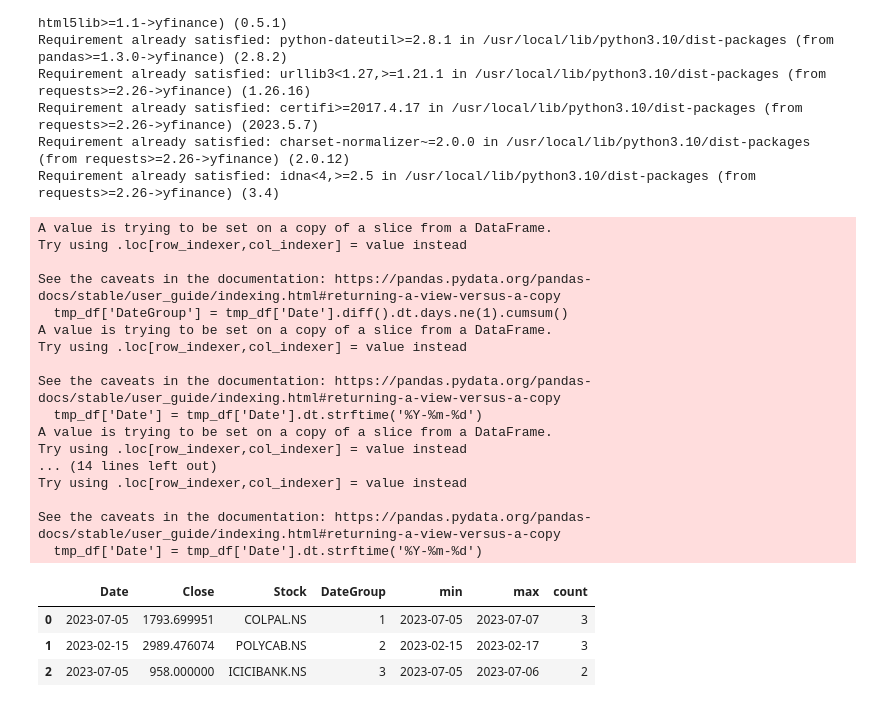
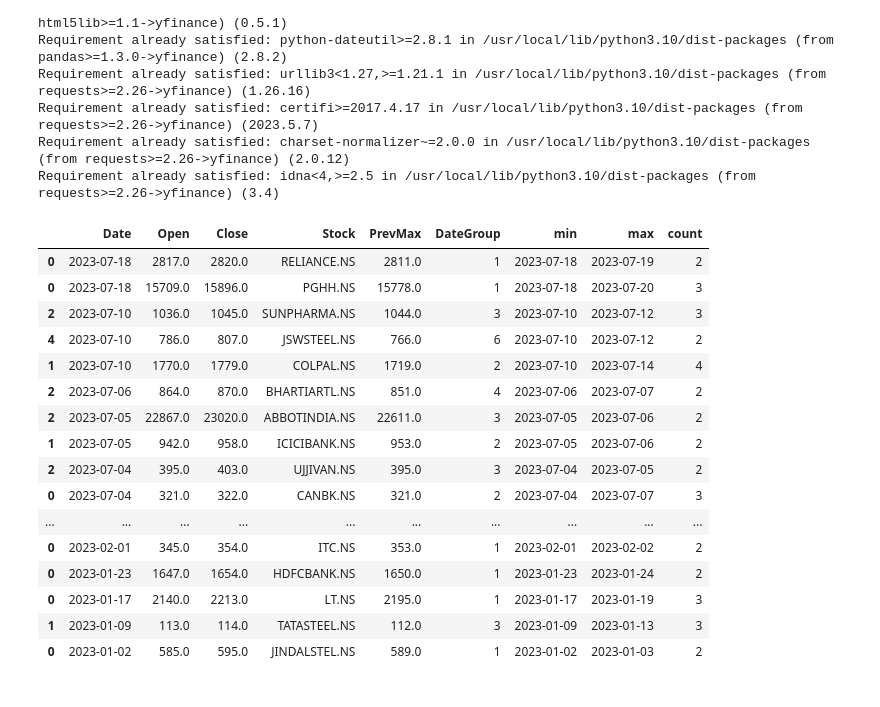
Before and after one commit to ankit-rathi/Data-Science-with-Python, a Jupyter notebook: Tradevesting/myProspects_Breakout_Analysis.ipynb, the cells around one changed output. Drawn from its saved outputs; the diff is of its cells as text; code cells hidden in the pictures.

```diff
--- a/Tradevesting/myProspects_Breakout_Analysis.ipynb
+++ b/Tradevesting/myProspects_Breakout_Analysis.ipynb
@@ -36,49 +38,71 @@ import yfinance as yfin
 yfin.pdr_override()
 #import pandas_ta as ta
 import pandas as pd
+# %%
+# fetch nifty200 scrips
+
+import pandas as pd
+import numpy as np
+
+mypf = pd.read_csv('https://raw.githubusercontent.com/ankit-rathi/Data-Science-with-Python/master/Tradevesting/myProspectsScrips.csv')
+
+#mypf = mypf[(mypf['Criteria'] == 'V40') | (mypf['Criteria'] == 'V40N')]
+
+#mypf = mypf[mypf['Nifty100'] == 1]
+
+stock_n100 = mypf['Symbol'].unique()
+
+exclude = ['CADILAHC','MMTC']
+
+stock_n100 = mypf[~mypf['Symbol'].isin(exclude) ]['Symbol'].unique()
+
+stock_ids = stock_n100
+
+#mypf = mypf[mypf.Forecast.notnull()]
+#stock_ids = mypf['Symbol'].unique()
+
+stock_ids.sort()
 # %%
 def get_breakout(stock_symbol):
 
-  stock_df = yfin.Ticker(stock_symbol).history(period='5y')[map(str.title, ['close'])]
+  stock_df = yfin.Ticker(stock_symbol).history(period='5y')[map(str.title, ['open', 'close'])]
   stock_df['Stock'] = stock_symbol
+  stock_df['Open'] = round(stock_df['Open'],0)
+  stock_df['Close'] = round(stock_df['Close'],0)
   stock_df = stock_df.reset_index()
   prev_max = max(stock_df[(stock_df['Date'] < '2023-01-01')]['Close'])
+  stock_df['PrevMax'] = prev_max
   tmp_df = stock_df[(stock_df['Close'] > prev_max)]
   tmp_df['DateGroup'] = tmp_df['Date'].diff().dt.days.ne(1).cumsum()
   tmp_df['Date'] = tmp_df['Date'].dt.strftime('%Y-%m-%d')
+  tmp_df = tmp_df[tmp_df['Close'] > tmp_df['Open']]
   g = tmp_df.groupby('DateGroup')['Date'].agg(['min', 'max', 'count']).reset_index()
 
   df_res = tmp_df.merge(g, how='left')
   return df_res[df_res['count'] > 1].head(1)
 # %%
-stock_ids = ['COLPAL.NS', 'POLYCAB.NS', 'ICICIBANK.NS']
-
 df_breakout = pd.DataFrame()
 
 for stock_id in stock_ids:
-  tmp_df = get_breakout(stock_id)
+  tmp_df = get_breakout(stock_id+'.NS')
   df_breakout = df_breakout.append(tmp_df)
 
-df_breakout
+df_breakout.sort_values(by = 'Date', ascending=False)
 # %% [output]
-A value is trying to be set on a copy of a slice from a DataFrame.
-Try using .loc[row_indexer,col_indexer] = value instead
-
-See the caveats in the documentation: https://pandas.pydata.org/pandas-docs/stable/user_guide/indexing.html#returning-a-view-versus-a-copy
-  tmp_df['DateGroup'] = tmp_df['Date'].diff().dt.days.ne(1).cumsum()
-A value is trying to be set on a copy of a slice from a DataFrame.
-Try using .loc[row_indexer,col_indexer] = value instead
-
-See the caveats in the documentation: https://pandas.pydata.org/pandas-docs/stable/user_guide/indexing.html#returning-a-view-versus-a-copy
-  tmp_df['Date'] = tmp_df['Date'].dt.strftime('%Y-%m-%d')
-A value is trying to be set on a copy of a slice from a DataFrame.
-Try using .loc[row_indexer,col_indexer] = value instead
-... (14 lines left out)
-Try using .loc[row_indexer,col_indexer] = value instead
-
-See the caveats in the documentation: https://pandas.pydata.org/pandas-docs/stable/user_guide/indexing.html#returning-a-view-versus-a-copy
-  tmp_df['Date'] = tmp_df['Date'].dt.strftime('%Y-%m-%d')
-|  | Date | Close | Stock | DateGroup | min | max | count |
-| 0 | 2023-07-05 | 1793.699951 | COLPAL.NS | 1 | 2023-07-05 | 2023-07-07 | 3 |
-| 1 | 2023-02-15 | 2989.476074 | POLYCAB.NS | 2 | 2023-02-15 | 2023-02-17 | 3 |
-| 2 | 2023-07-05 | 958.000000 | ICICIBANK.NS | 3 | 2023-07-05 | 2023-07-06 | 2 |
+|  | Date | Open | Close | Stock | PrevMax | DateGroup | min | max | count |
+| 0 | 2023-07-18 | 2817.0 | 2820.0 | RELIANCE.NS | 2811.0 | 1 | 2023-07-18 | 2023-07-19 | 2 |
+| 0 | 2023-07-18 | 15709.0 | 15896.0 | PGHH.NS | 15778.0 | 1 | 2023-07-18 | 2023-07-20 | 3 |
+| 2 | 2023-07-10 | 1036.0 | 1045.0 | SUNPHARMA.NS | 1044.0 | 3 | 2023-07-10 | 2023-07-12 | 3 |
+| 4 | 2023-07-10 | 786.0 | 807.0 | JSWSTEEL.NS | 766.0 | 6 | 2023-07-10 | 2023-07-12 | 2 |
+| 1 | 2023-07-10 | 1770.0 | 1779.0 | COLPAL.NS | 1719.0 | 2 | 2023-07-10 | 2023-07-14 | 4 |
+| 2 | 2023-07-06 | 864.0 | 870.0 | BHARTIARTL.NS | 851.0 | 4 | 2023-07-06 | 2023-07-07 | 2 |
+| 2 | 2023-07-05 | 22867.0 | 23020.0 | ABBOTINDIA.NS | 22611.0 | 3 | 2023-07-05 | 2023-07-06 | 2 |
+| 1 | 2023-07-05 | 942.0 | 958.0 | ICICIBANK.NS | 953.0 | 2 | 2023-07-05 | 2023-07-06 | 2 |
+| 2 | 2023-07-04 | 395.0 | 403.0 | UJJIVAN.NS | 395.0 | 3 | 2023-07-04 | 2023-07-05 | 2 |
+| 0 | 2023-07-04 | 321.0 | 322.0 | CANBK.NS | 321.0 | 2 | 2023-07-04 | 2023-07-07 | 3 |
+| ... | ... | ... | ... | ... | ... | ... | ... | ... | ... |
+| 0 | 2023-02-01 | 345.0 | 354.0 | ITC.NS | 353.0 | 1 | 2023-02-01 | 2023-02-02 | 2 |
+| 0 | 2023-01-23 | 1647.0 | 1654.0 | HDFCBANK.NS | 1650.0 | 1 | 2023-01-23 | 2023-01-24 | 2 |
+| 0 | 2023-01-17 | 2140.0 | 2213.0 | LT.NS | 2195.0 | 1 | 2023-01-17 | 2023-01-19 | 3 |
+| 1 | 2023-01-09 | 113.0 | 114.0 | TATASTEEL.NS | 112.0 | 3 | 2023-01-09 | 2023-01-13 | 3 |
+| 0 | 2023-01-02 | 585.0 | 595.0 | JINDALSTEL.NS | 589.0 | 1 | 2023-01-02 | 2023-01-03 | 2 |
```
Also changed, not shown: parts of 3 cells of this notebook.
